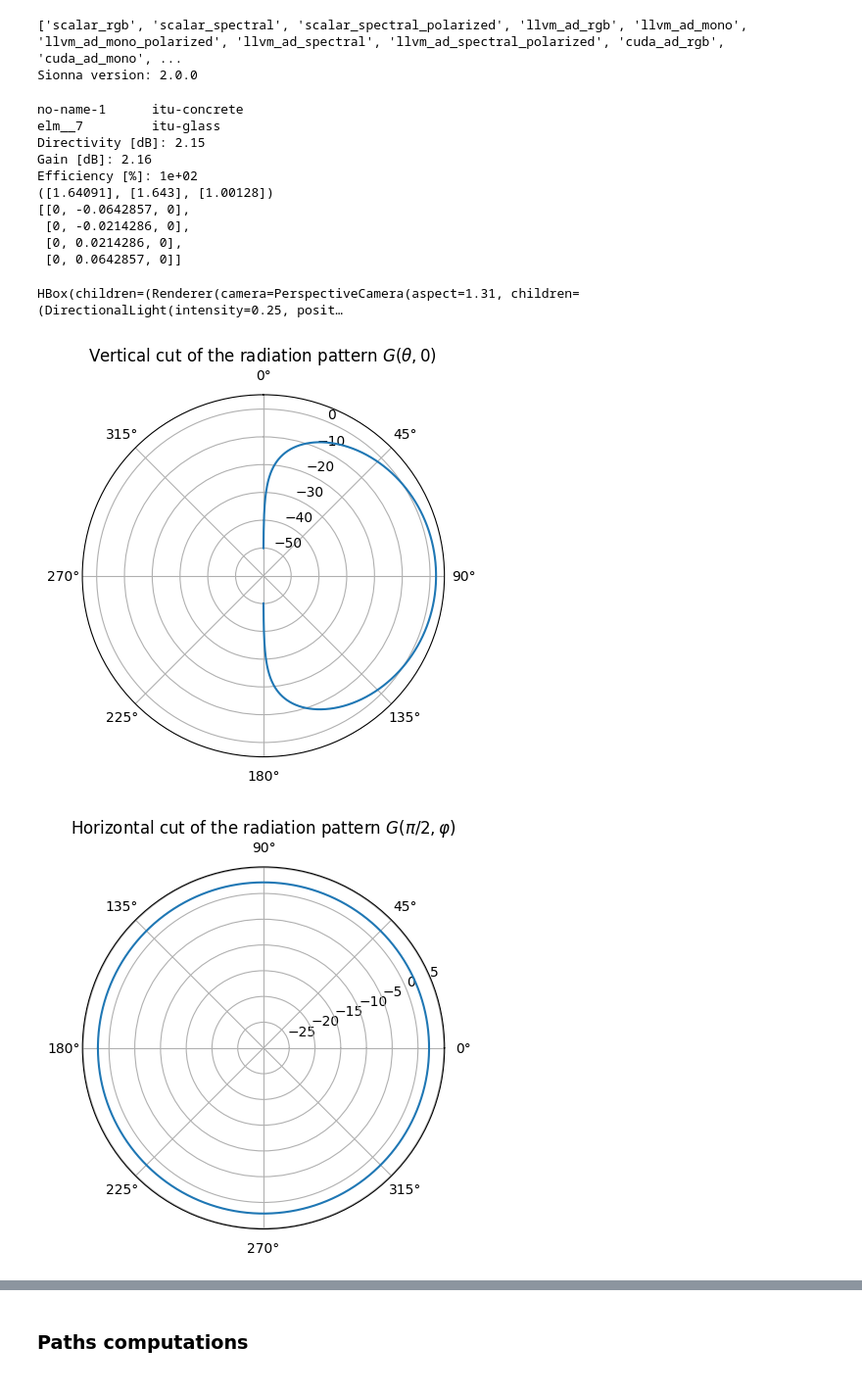
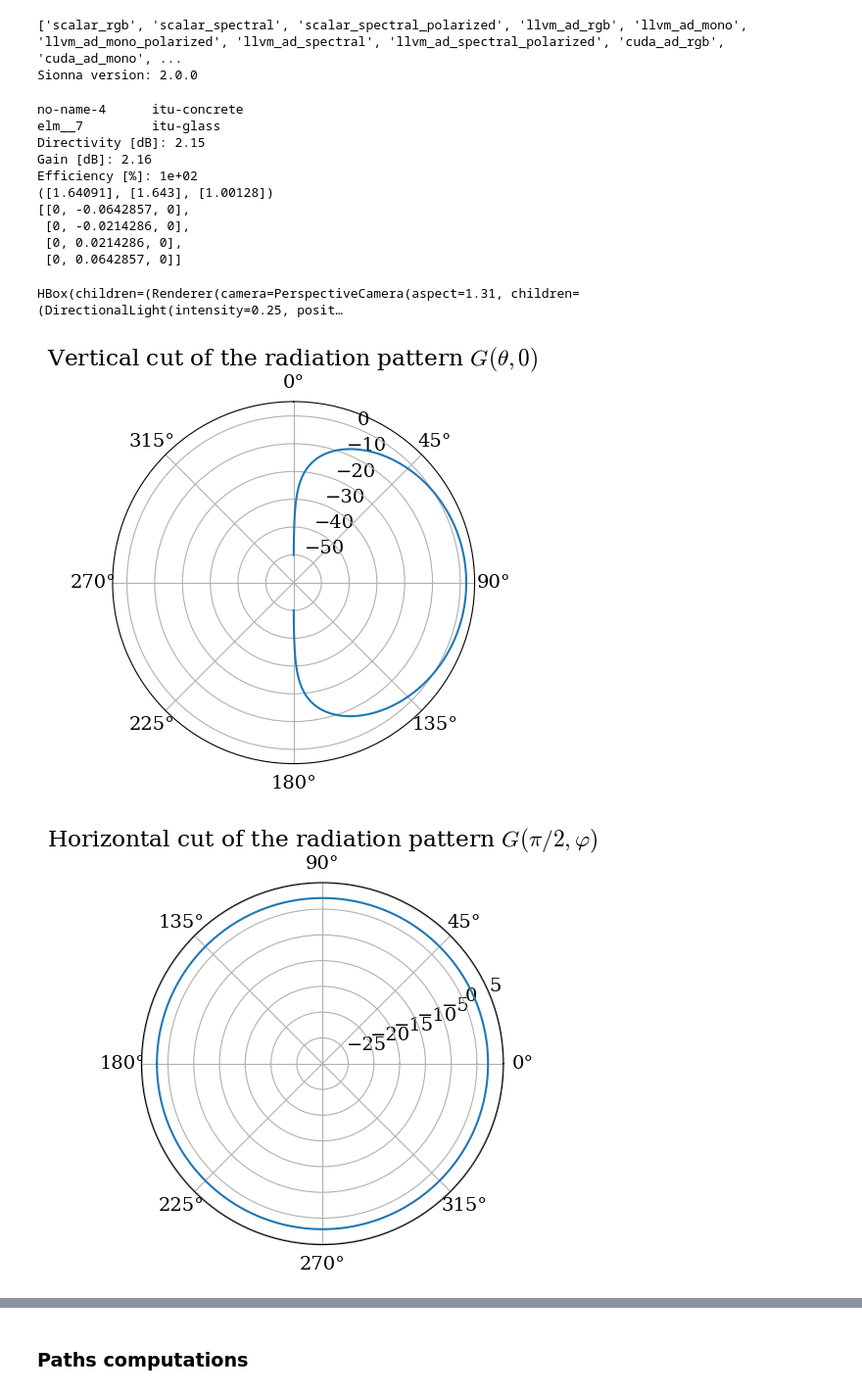
Before and after one commit to lraviart/RayTracing, a Jupyter notebook: Localization/Chain.ipynb, the cells around one changed output, grey strips where cells are left out. Shown at 98% size. Drawn from its saved outputs; the diff is of its cells as text; code cells hidden in the pictures.

```diff
--- a/Localization/Chain.ipynb
+++ b/Localization/Chain.ipynb
@@ -24,6 +24,14 @@ import util
 # %% [output]
 ['scalar_rgb', 'scalar_spectral', 'scalar_spectral_polarized', 'llvm_ad_rgb', 'llvm_ad_mono', 'llvm_ad_mono_polarized', 'llvm_ad_spectral', 'llvm_ad_spectral_polarized', 'cuda_ad_rgb', 'cuda_ad_mono', ...
 Sionna version: 2.0.0
+# %%
+plt.rcParams.update({
+    "font.size": 14,
+    "font.family": "serif",
+    "mathtext.fontset": "cm",  # This gives the LaTeX look to math text
+    "axes.edgecolor": "black", # Black bounding box
+    "axes.linewidth": 0.8
+})
 # %%
 # Import scene as xml file
 scene = load_scene("SimpleConfig/SimpleConfig.xml")
@@ -68,7 +76,7 @@ print(scene.rx_array.positions(3e8/3.5e9))
 scene.rx_array.antenna_pattern.show()
 
 # Tx position
-TX_position = [5.5, 3.5, 1.5]
+TX_position = [-2.5, 3.5, 1.5]
 
 tx = Transmitter("tx", TX_position)
 scene.add(tx)
@@ -106,33 +114,33 @@ RX_orientations = [[-np.pi/4, 0, 0],
 
 rx1 = Receiver("rx", RX_positions[0], RX_orientations[0])
 rx2 = Receiver("rx2", RX_positions[1], RX_orientations[1])
 rx3 = Receiver("rx3", RX_positions[2], RX_orientations[2])
 rx4 = Receiver("rx4", RX_positions[3], RX_orientations[3])
 # rx5 = Receiver("rx5", RX_positions[4], RX_orientations[4])
 # rx6 = Receiver("rx6", RX_positions[5], RX_orientations[5])
 # rx7 = Receiver("rx7", RX_positions[6], RX_orientations[6])
 # rx8 = Receiver("rx8", RX_positions[7], RX_orientations[7])
 scene.add(rx1)
 scene.add(rx2)
 scene.add(rx3)
 scene.add(rx4)
 # scene.add(rx5)
 # scene.add(rx6)
 # scene.add(rx7)
 # scene.add(rx8)
 
 scene.preview()
 # %% [output]
-no-name-1      itu-concrete
+no-name-4      itu-concrete
 elm__7         itu-glass
 Directivity [dB]: 2.15
 Gain [dB]: 2.16
 Efficiency [%]: 1e+02
 ([1.64091], [1.643], [1.00128])
 [[0, -0.0642857, 0],
  [0, -0.0214286, 0],
  [0, 0.0214286, 0],
  [0, 0.0642857, 0]]
 HBox(children=(Renderer(camera=PerspectiveCamera(aspect=1.31, children=(DirectionalLight(intensity=0.25, posit…
-[figure, old version]
+[figure, new version]
-[figure, old version]
+[figure, new version]
```
Also changed, not shown: parts of 13 cells of this notebook, 39 other files.
